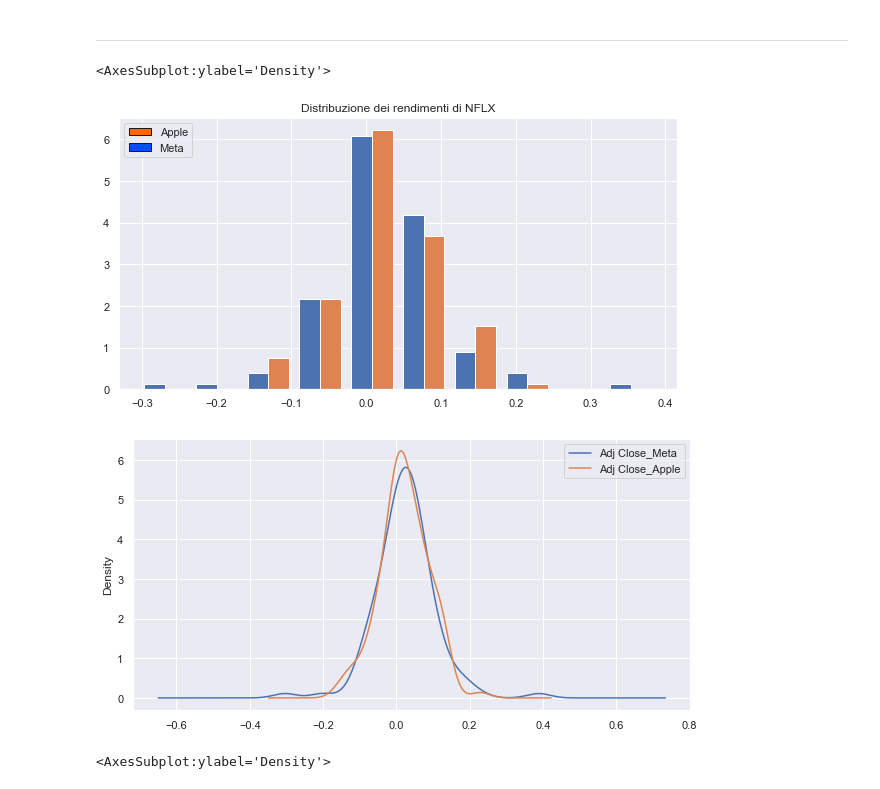
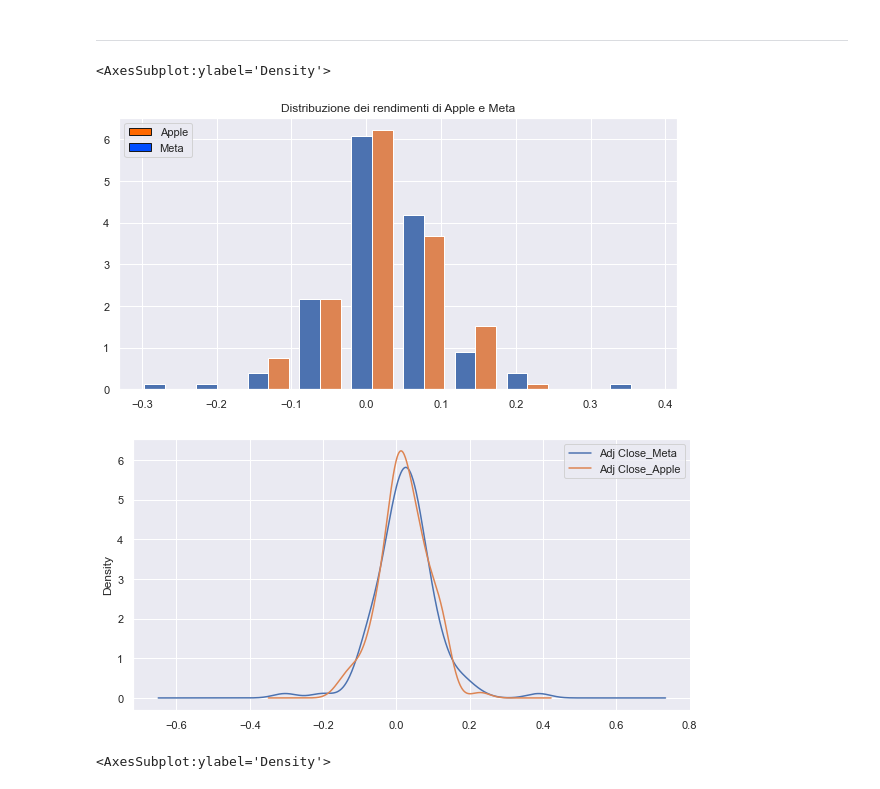
Before and after one commit to Simonotos/BusinessProject, a Jupyter notebook: BusinessProject.ipynb, the cells around one changed output. Cells and saved outputs as stored; diff of their text form; code cells hidden in the pictures.

```diff
--- a/BusinessProject.ipynb
+++ b/BusinessProject.ipynb
@@ -806,21 +806,21 @@ ________________________________________________________________________________
 # %%
 from matplotlib.patches import Rectangle
 
 cmap = plt.get_cmap('jet')
 color1 = cmap(0.8)
 color2 =cmap(0.2)
 
 plt.hist(apple_meta_returns, density = True)
-plt.title('Distribuzione dei rendimenti di NFLX')
+plt.title('Distribuzione dei rendimenti di Apple e Meta')
 handles = [Rectangle((0,0),1,1,color=c,ec="k") for c in [color1, color2]]
 labels= ["Apple","Meta"]
 legend1 = plt.legend(handles, labels, loc='upper left')
 
 
 apple_meta_returns.plot.density()
 # %% [output]
 <AxesSubplot:ylabel='Density'>
-[figure, old version]
+[figure, new version]
 [figure]
 # %%
 from matplotlib.patches import Rectangle
```
Also changed, not shown: parts of 41 cells of this notebook, 1 other file.
